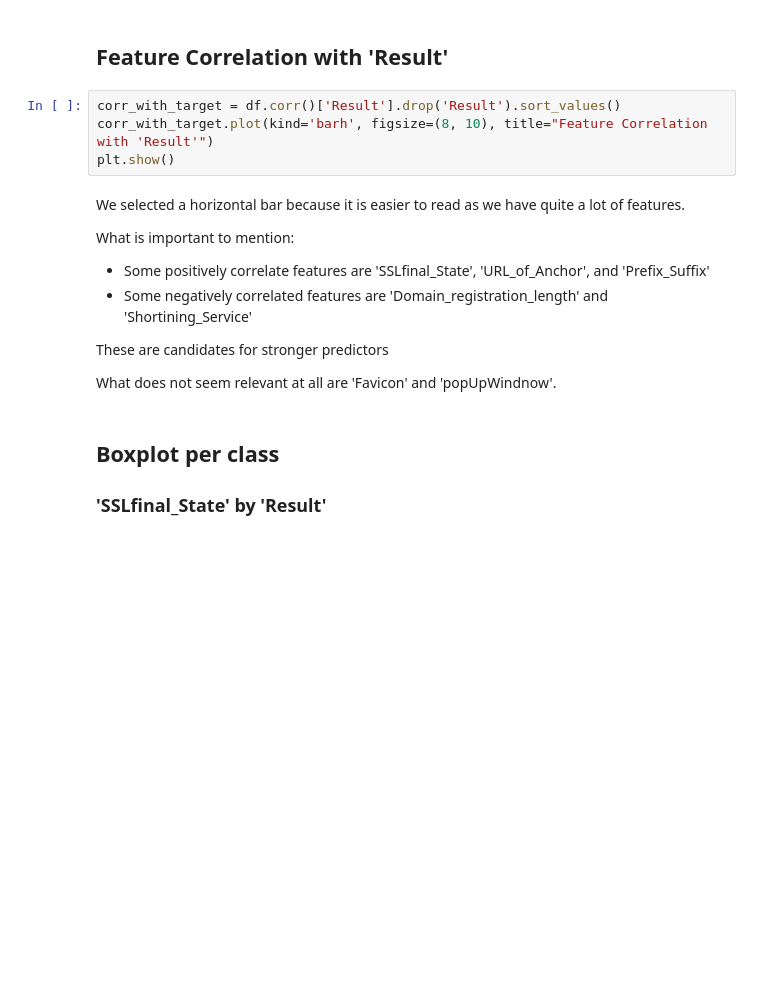
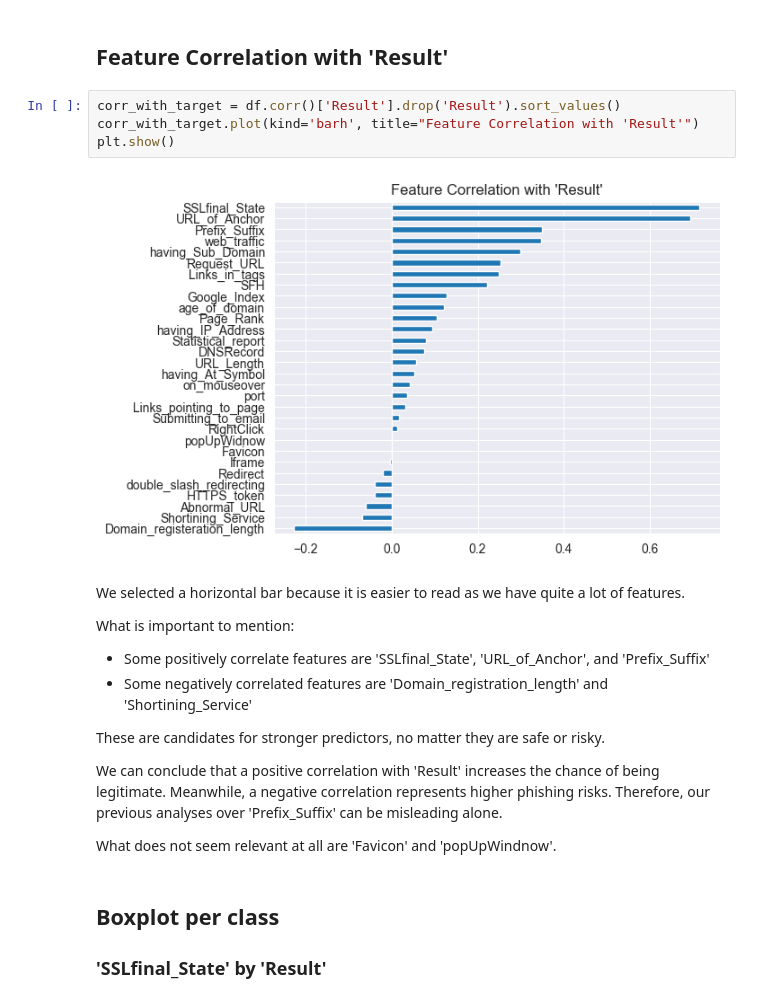
Before and after one commit to gabrielalaa/PhisingDetection, a Jupyter notebook: notebooks/old_training_dataset.ipynb, the cells around one changed output. Saved outputs shown, nothing was run; the diff lists cells and outputs as text; blank space fills up the shorter version.

Commit message:
Check what -1 and 1 represent and include more interpretations

```diff
--- a/notebooks/old_training_dataset.ipynb
+++ b/notebooks/old_training_dataset.ipynb
@@ -88,8 +187,10 @@ This is not the case. What we focused on were the bright pink or red points foun
 ## Feature Correlation with 'Result'
 # %%
 corr_with_target = df.corr()['Result'].drop('Result').sort_values()
-corr_with_target.plot(kind='barh', figsize=(8, 10), title="Feature Correlation with 'Result'")
+corr_with_target.plot(kind='barh', title="Feature Correlation with 'Result'")
 plt.show()
+# %% [output]
+[figure, added]
 # %% [markdown]
 We selected a horizontal bar because it is easier to read as we have quite a lot of features.
 
@@ -97,7 +198,9 @@ What is important to mention:
 - Some positively correlate features are 'SSLfinal_State', 'URL_of_Anchor', and 'Prefix_Suffix'
 - Some negatively correlated features are 'Domain_registration_length' and 'Shortining_Service'
 
-These are candidates for stronger predictors
+These are candidates for stronger predictors, no matter they are safe or risky.
+
+We can conclude that a positive correlation with 'Result' increases the chance of being legitimate. Meanwhile, a negative correlation represents higher phishing risks. Therefore, our previous analyses over 'Prefix_Suffix' can be misleading alone.
 
 What does not seem relevant at all are 'Favicon' and 'popUpWindnow'.
 # %% [markdown]
```
Also changed, not shown: parts of 21 cells of this notebook.
